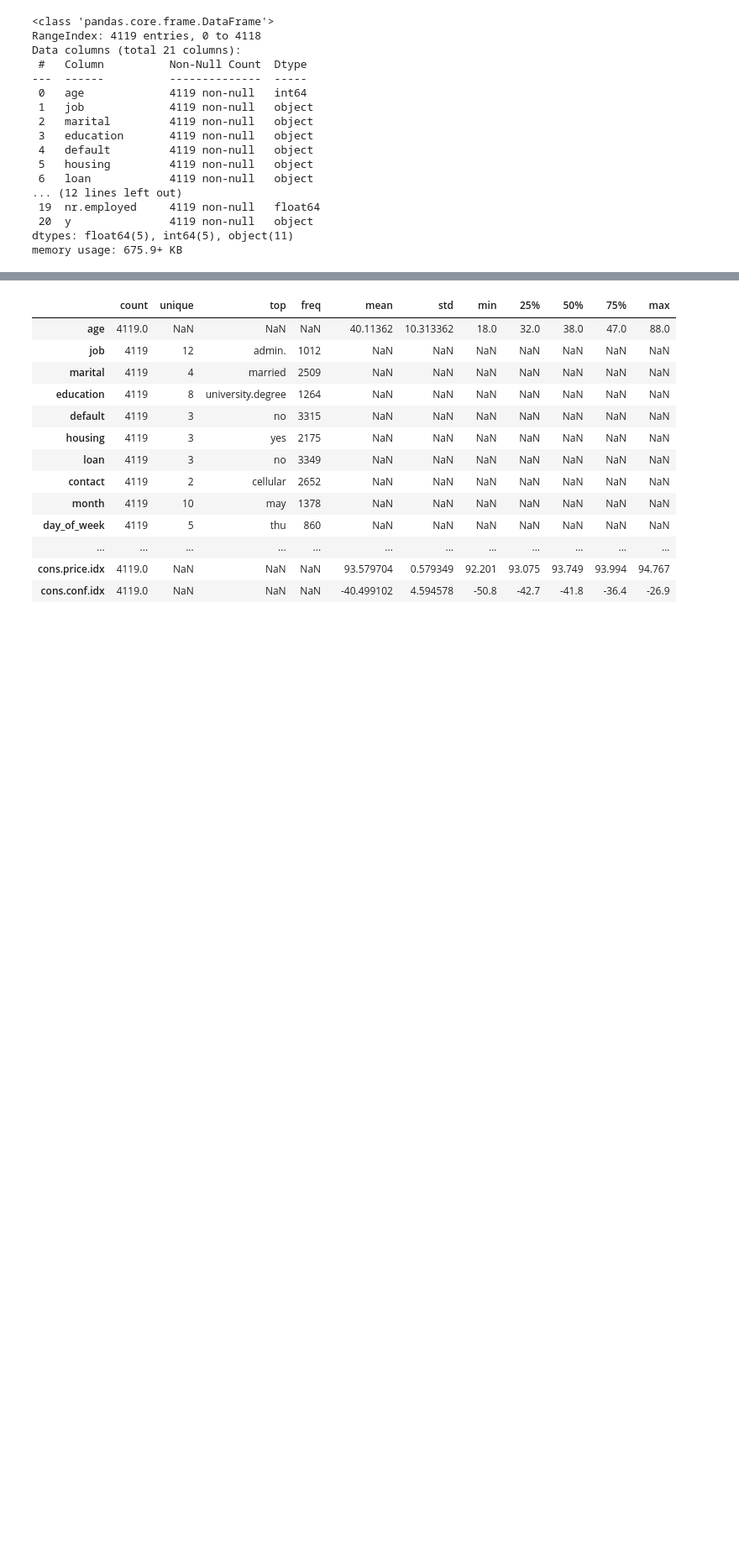
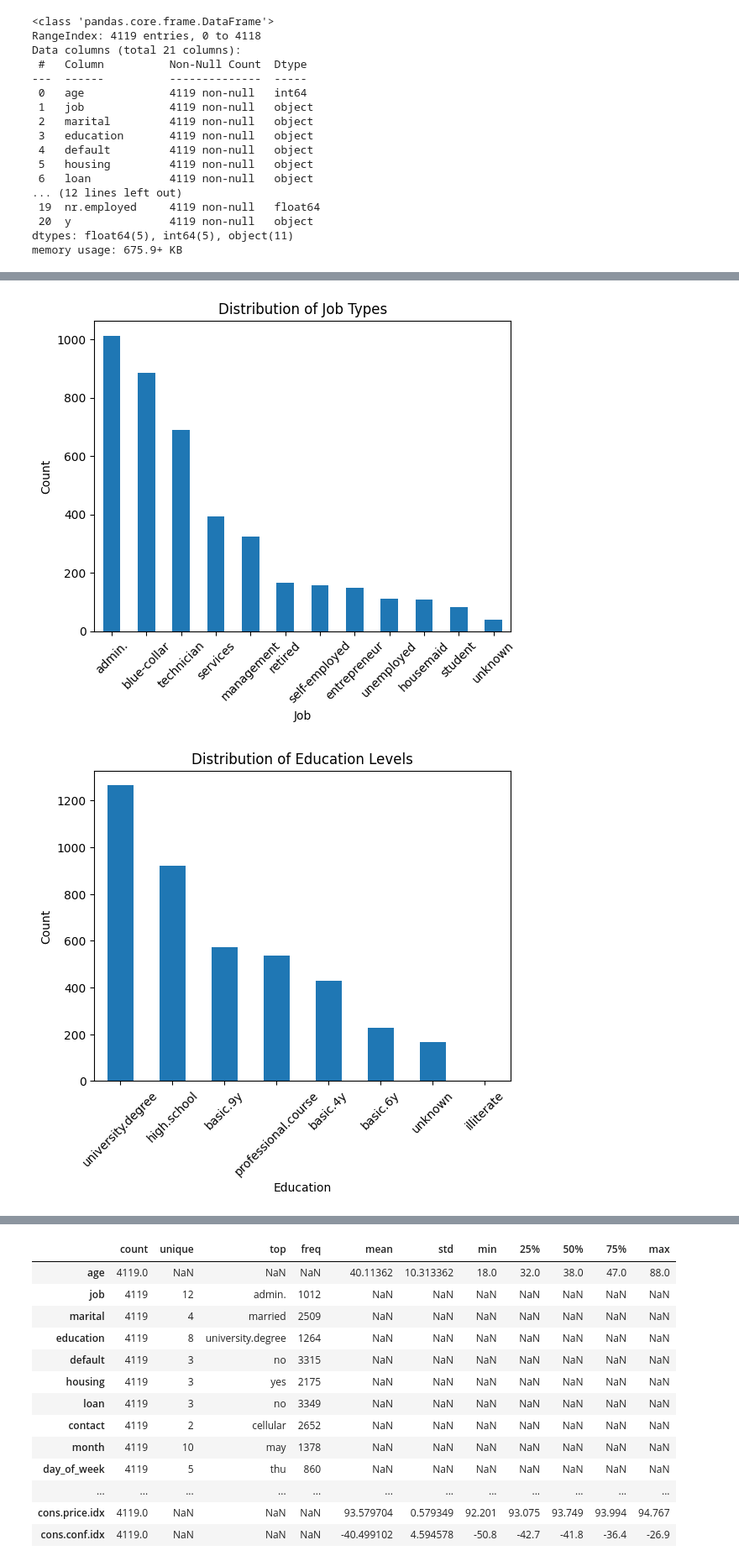
Before and after one commit to sbenayounieu2024-sketch/ML-fundamentals-2026, a Jupyter notebook: assignment_1_sacha_benayoun.ipynb, the cells around one changed output, grey strips where cells are left out. Shown at 84% size. Drawn from its saved outputs; the diff is of its cells as text; code cells hidden in the pictures; blank space fills up the shorter version.

```diff
--- a/assignment_1_sacha_benayoun.ipynb
+++ b/assignment_1_sacha_benayoun.ipynb
@@ -85,0 +118,21 @@ memory usage: 675.9+ KB
+# %%
+# Job distribution
+plt.figure()
+df["job"].value_counts().plot(kind="bar")
+plt.title("Distribution of Job Types")
+plt.xlabel("Job")
+plt.ylabel("Count")
+plt.xticks(rotation=45)
+plt.show()
+
+# Education distribution
+plt.figure()
+df["education"].value_counts().plot(kind="bar")
+plt.title("Distribution of Education Levels")
+plt.xlabel("Education")
+plt.ylabel("Count")
+plt.xticks(rotation=45)
+plt.show()
+# %% [output]
+[figure, added]
+[figure, added]
```
Also changed, not shown: parts of 4 cells of this notebook.
